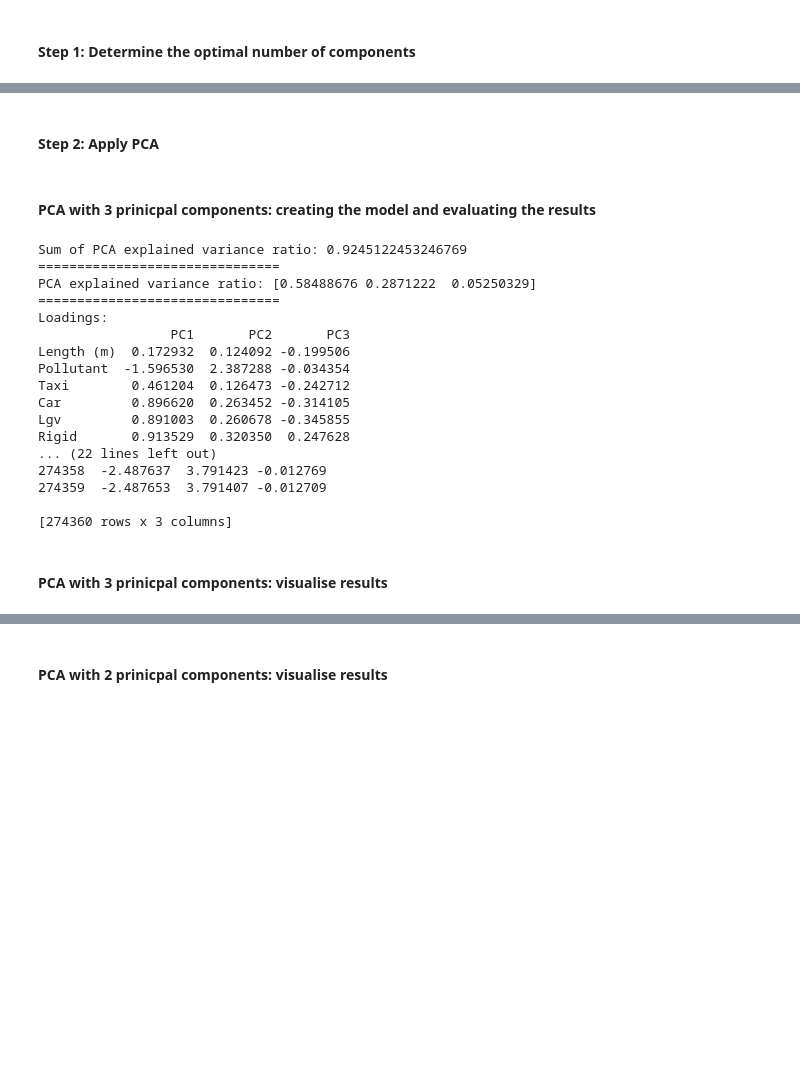
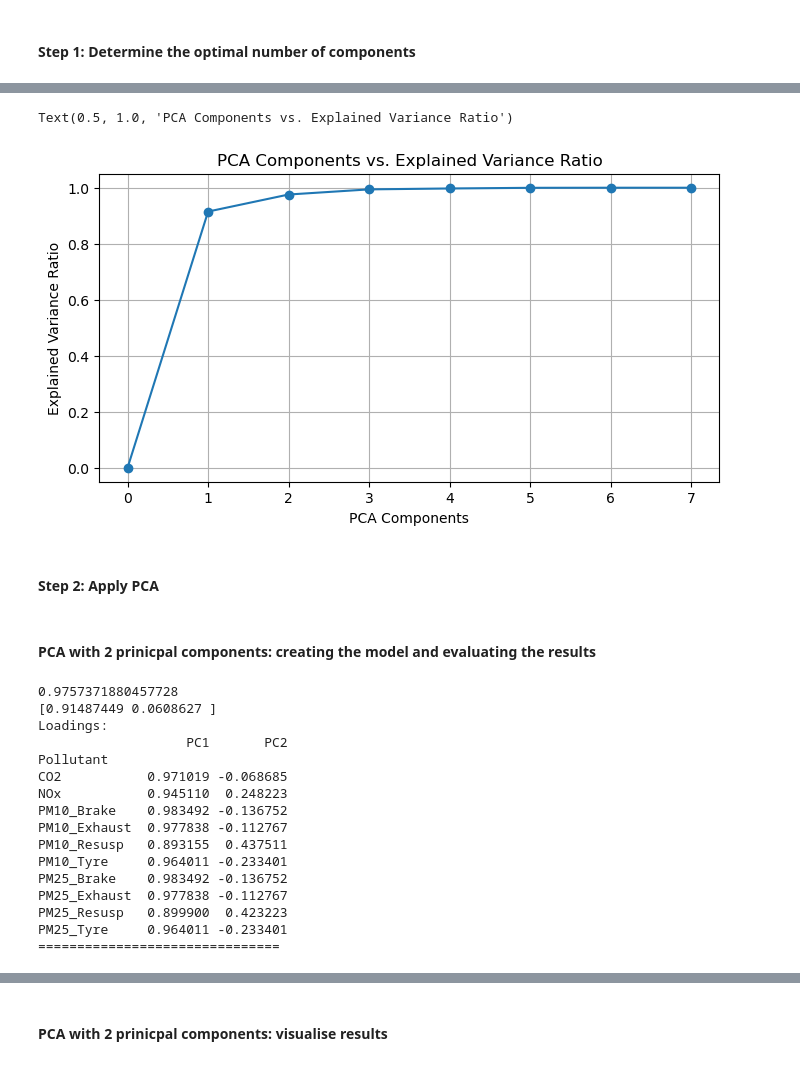
Before and after one commit to AmelBenSi/ML_Models_for_Predicting_Atmospheric_Emissions, a Jupyter notebook: src/pca.ipynb, the cells around one changed output, grey strips where cells are left out. Cells and saved outputs as stored; diff of their text form; code cells hidden in the pictures; blank space fills up the shorter version.

```diff
--- a/src/pca.ipynb
+++ b/src/pca.ipynb
@@ -225,39 +145,58 @@ Text(0.5, 1.0, 'Scree Plot')
+# %%
+# Generate models
+nums = np.arange(8)
+var_ratio = []
+for num in nums:
+  pca = PCA(n_components=num)
+  pca.fit(df_scaled)
+  var_ratio.append(np.sum(pca.explained_variance_ratio_))
+
+# Plot PCA Components vs. Explained Variance Ratio
+plt.figure(figsize=(8,4))
+plt.grid()
+plt.plot(nums,var_ratio,marker='o')
+plt.xlabel('PCA Components')
+plt.ylabel('Explained Variance Ratio')
+plt.title('PCA Components vs. Explained Variance Ratio')
+# %% [output]
+Text(0.5, 1.0, 'PCA Components vs. Explained Variance Ratio')
+[figure, added]
 # %% [markdown]
 #### Step 2: Apply PCA
 # %% [markdown]
-#### PCA with 3 prinicpal components: creating the model and evaluating the results
+#### PCA with 2 prinicpal components: creating the model and evaluating the results
 # %%
-# Create PCA
-pca = PCA(n_components=3)
-principalComponents = pca.fit_transform(scaled_df)
-print(f'Sum of PCA explained variance ratio: {sum(pca.explained_variance_ratio_)} \n===============================')
-print(f'PCA explained variance ratio: {pca.explained_variance_ratio_} \n===============================')
+# Create two component PCA
+pca = PCA(n_components=2)
+x = pca.fit_transform(df_scaled)
+print(sum(pca.explained_variance_ratio_))
+print(pca.explained_variance_ratio_)
 
 # Generate loadings
 loadings = pca.components_.T * np.sqrt(pca.explained_variance_)
-loadings_df = pd.DataFrame(loadings, columns=['PC1', 'PC2', 'PC3'], index=scaled_df.columns)
+loadings_df = pd.DataFrame(loadings, columns=['PC1', 'PC2'], index=df_proc.columns)
 print(f'Loadings:\n{loadings_df}\n===============================')
 
-# Create DataFrame with principal components
-pca_df = pd.DataFrame(data=principalComponents, columns=['PC1', 'PC2', 'PC3'])
-print(pca_df)
+# Create DataFrame with principal components and target (Borough)
+PCA_df = pd.DataFrame(data = x)
+PCA_df = PCA_df.reset_index(drop=True)
+y = y.reset_index(drop=True)
+df_final = pd.concat([PCA_df, y], axis = 1)
+df_final.columns = ['PC1', 'PC2', 'London Area']
 # %% [output]
-Sum of PCA explained variance ratio: 0.9245122453246769
+0.9757371880457728
+[0.91487449 0.0608627 ]
+Loadings:
+                   PC1       PC2
+Pollutant
+CO2           0.971019 -0.068685
+NOx           0.945110  0.248223
+PM10_Brake    0.983492 -0.136752
+PM10_Exhaust  0.977838 -0.112767
+PM10_Resusp   0.893155  0.437511
+PM10_Tyre     0.964011 -0.233401
+PM25_Brake    0.983492 -0.136752
+PM25_Exhaust  0.977838 -0.112767
+PM25_Resusp   0.899900  0.423223
+PM25_Tyre     0.964011 -0.233401
 ===============================
-PCA explained variance ratio: [0.58488676 0.2871222  0.05250329]
-===============================
-Loadings:
-                 PC1       PC2       PC3
-Length (m)  0.172932  0.124092 -0.199506
-Pollutant  -1.596530  2.387288 -0.034354
-Taxi        0.461204  0.126473 -0.242712
-Car         0.896620  0.263452 -0.314105
-Lgv         0.891003  0.260678 -0.345855
-Rigid       0.913529  0.320350  0.247628
-... (22 lines left out)
-274358  -2.487637  3.791423 -0.012769
-274359  -2.487653  3.791407 -0.012709
-
-[274360 rows x 3 columns]
-# %% [markdown]
-#### PCA with 3 prinicpal components: visualise results
```
Also changed, not shown: parts of 41 cells of this notebook.
